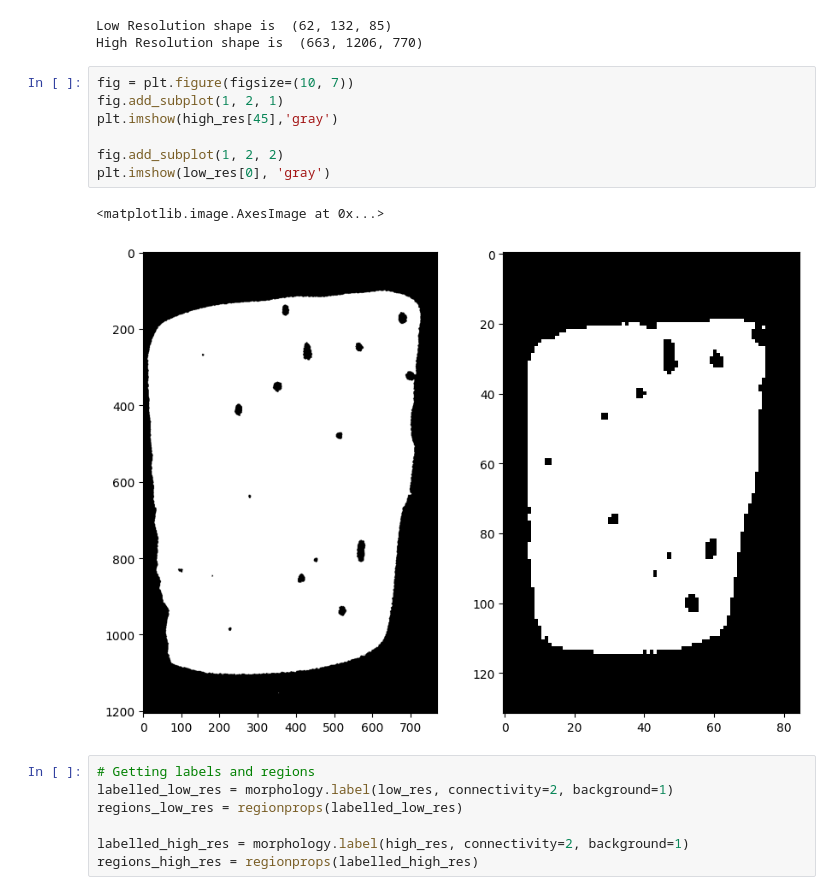
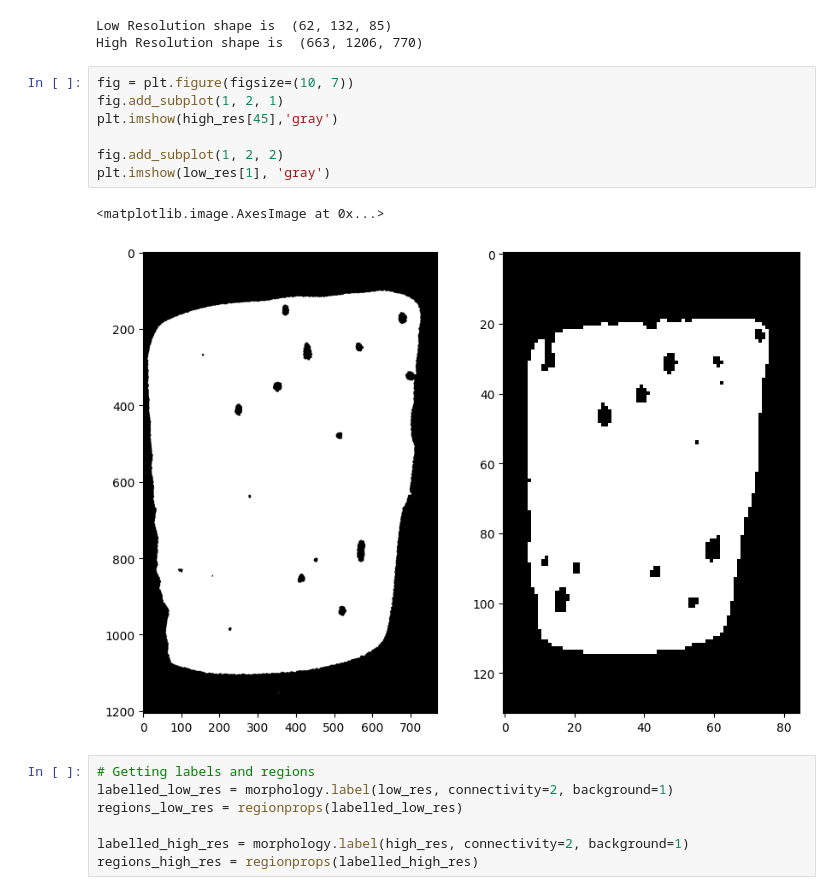
Before and after one commit to Faramarz-bagherzadeh/Unsupervised_segmentation_MicroCT_Image, a Jupyter notebook: BubbleWise_Validation.ipynb, the cells around one changed output. Drawn from its saved outputs; the diff is of its cells as text.

```diff
--- a/BubbleWise_Validation.ipynb
+++ b/BubbleWise_Validation.ipynb
@@ -29,13 +30,13 @@ High Resolution shape is  (663, 1206, 770)
 # %%
 fig = plt.figure(figsize=(10, 7))
 fig.add_subplot(1, 2, 1)
 plt.imshow(high_res[45],'gray')
 
 fig.add_subplot(1, 2, 2)
-plt.imshow(low_res[0], 'gray')
+plt.imshow(low_res[1], 'gray')
 # %% [output]
 <matplotlib.image.AxesImage at 0x...>
-[figure, old version]
+[figure, new version]
 # %%
 # Getting labels and regions
 labelled_low_res = morphology.label(low_res, connectivity=2, background=1)
```
Also changed, not shown: parts of 17 cells of this notebook.
